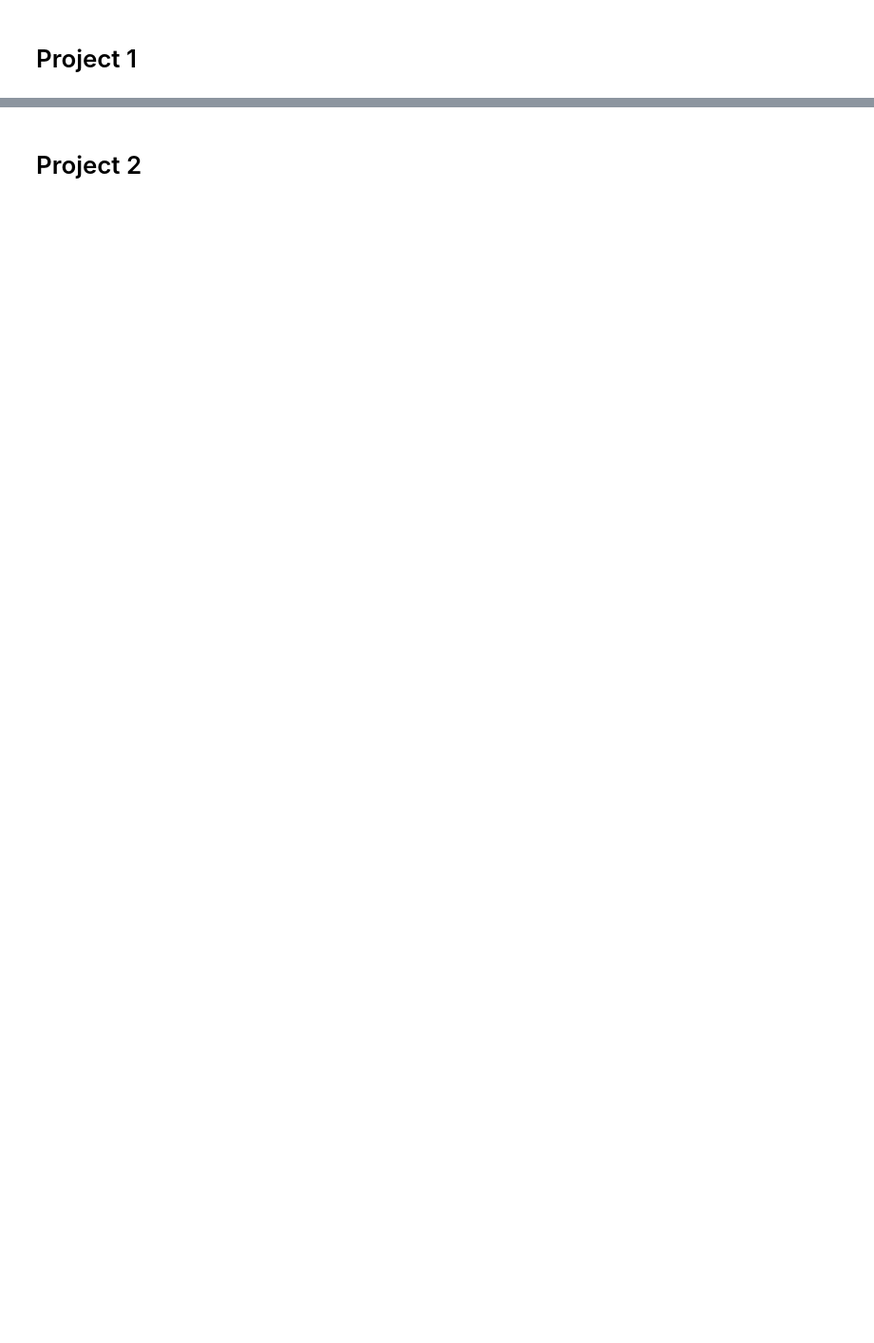
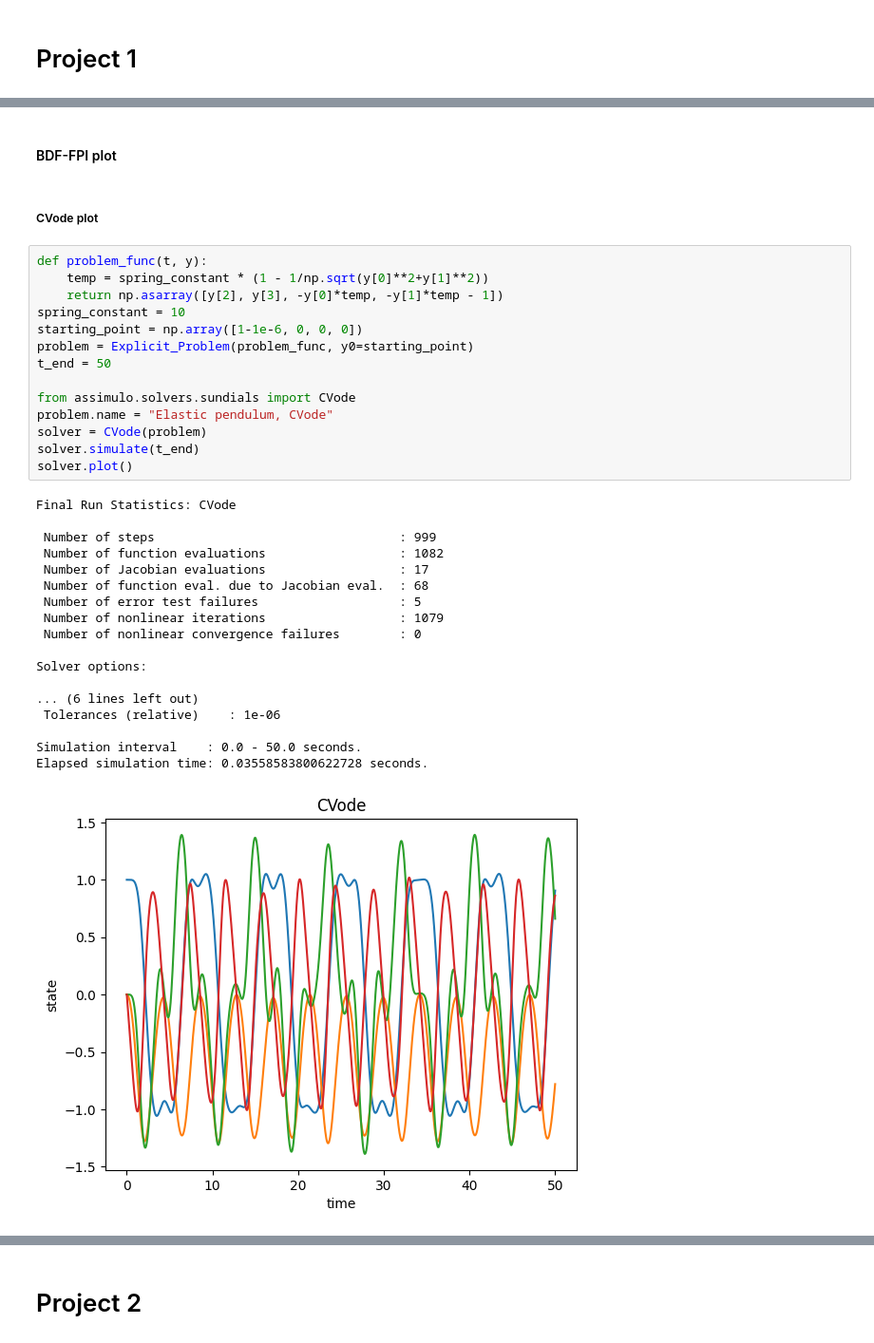
Before and after one commit to mudthomas/NUMN26, a Jupyter notebook: Presentation/presentation.ipynb, the cells around one changed output, grey strips where cells are left out. Shown at 95% size. Cells and saved outputs as stored; diff of their text form; blank space fills up the shorter version.

```diff
--- a/Presentation/presentation.ipynb
+++ b/Presentation/presentation.ipynb
@@ -2,0 +368,37 @@
+# %% [markdown]
+#### BDF-FPI plot
+# %% [markdown]
+##### CVode plot
+# %%
+def problem_func(t, y):
+    temp = spring_constant * (1 - 1/np.sqrt(y[0]**2+y[1]**2))
+    return np.asarray([y[2], y[3], -y[0]*temp, -y[1]*temp - 1])
+spring_constant = 10
+starting_point = np.array([1-1e-6, 0, 0, 0])
+problem = Explicit_Problem(problem_func, y0=starting_point)
+t_end = 50
+
+from assimulo.solvers.sundials import CVode
+problem.name = "Elastic pendulum, CVode"
+solver = CVode(problem)
+solver.simulate(t_end)
+solver.plot()
+# %% [output]
+Final Run Statistics: CVode
+
+ Number of steps                                 : 999
+ Number of function evaluations                  : 1082
+ Number of Jacobian evaluations                  : 17
+ Number of function eval. due to Jacobian eval.  : 68
+ Number of error test failures                   : 5
+ Number of nonlinear iterations                  : 1079
+ Number of nonlinear convergence failures        : 0
+
+Solver options:
+
+... (6 lines left out)
+ Tolerances (relative)    : 1e-06
+
+Simulation interval    : 0.0 - 50.0 seconds.
+Elapsed simulation time: 0.03558583800622728 seconds.
+[figure, added]
```
Also changed, not shown: parts of 59 cells of this notebook.
